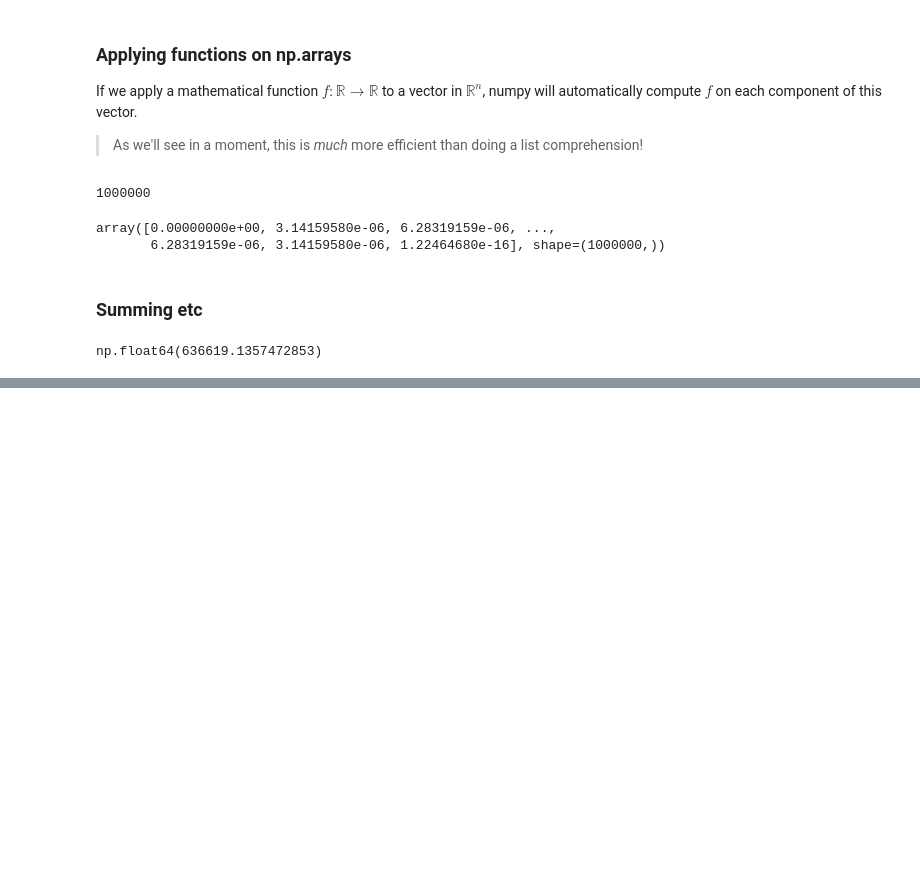
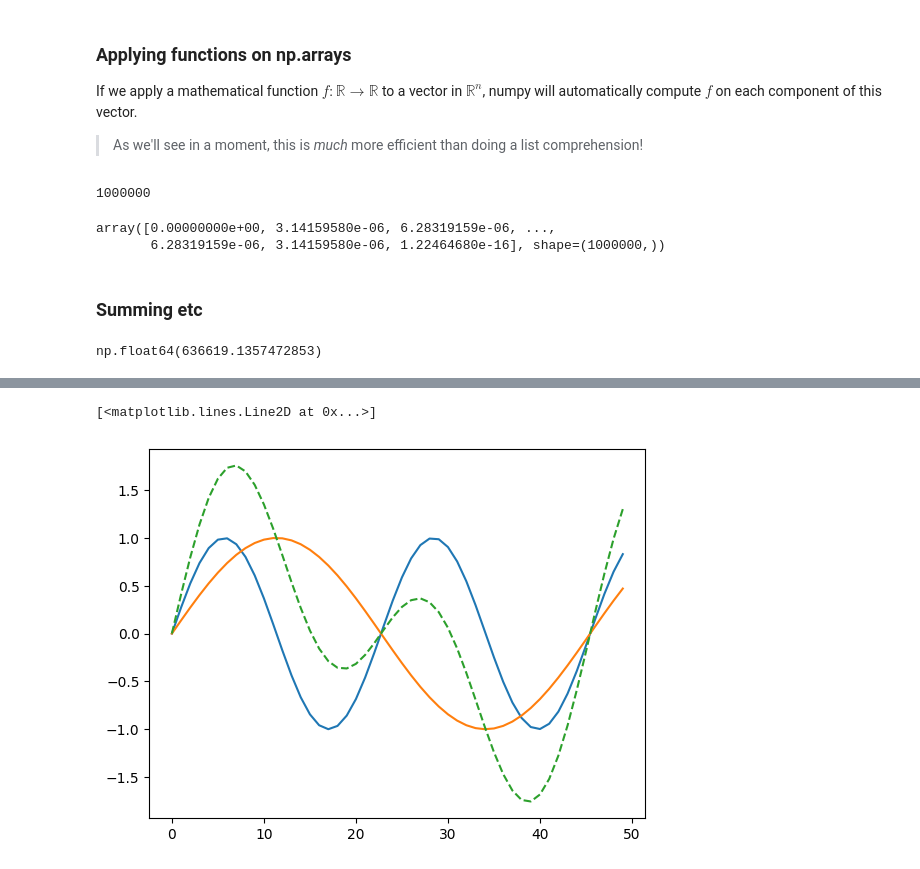
Before and after one commit to integralong/MAS4115, a Jupyter notebook: 8_audio_with_numpy_unsolved.ipynb, the cells around one changed output, grey strips where cells are left out. Drawn from its saved outputs; the diff is of its cells as text; code cells hidden in the pictures; blank space fills up the shorter version.

```diff
--- a/8_audio_with_numpy_unsolved.ipynb
+++ b/8_audio_with_numpy_unsolved.ipynb
@@ -138,0 +375,7 @@ np.float64(636619.1357472853)
+# %%
+tone1 = make_tone(440*2, 3)
+tone2 = make_tone(440, 3)
+tone3 = make_tone(220, 3)
+
+#play_sound(tone2 + tone3 + tone1)
+play_sound(np.concatenate((tone2, tone3, tone2+tone3)))
@@ -138,0 +394,7 @@ np.float64(636619.1357472853)
+# %%
+for t in [tone1, tone2]:
+  plt.plot(t[:50])
+plt.plot((tone1 + tone2)[:50], '--')
+# %% [output]
+[<matplotlib.lines.Line2D at 0x...>]
+[figure, added]
```
Also changed, not shown: parts of 32 cells of this notebook.
